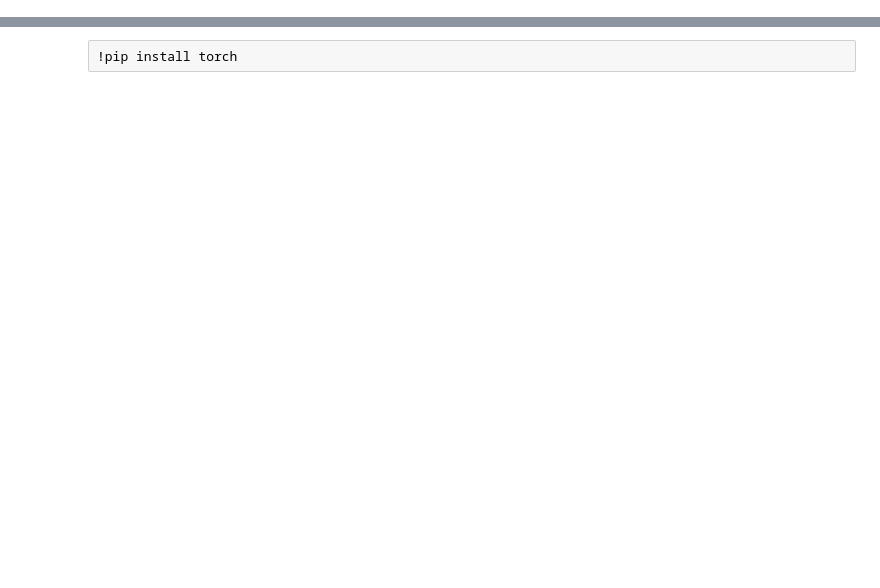
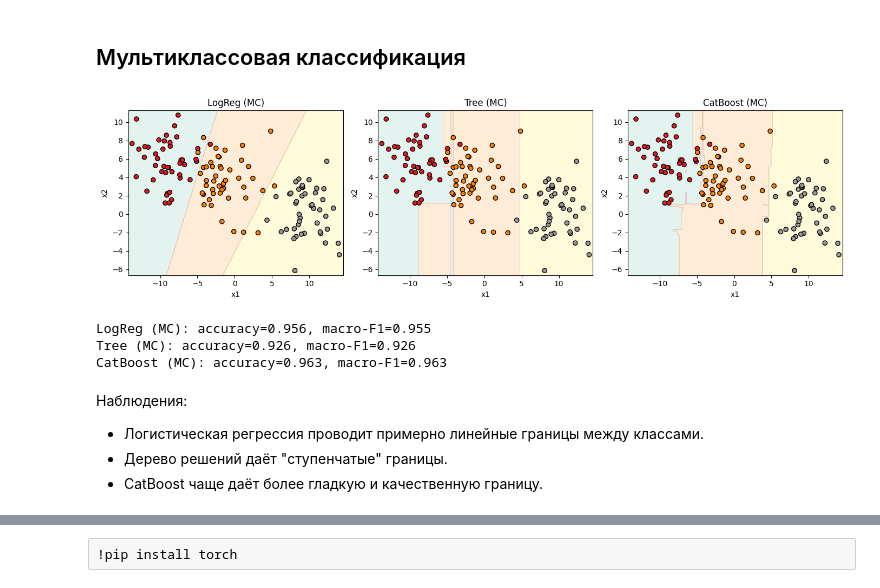
Before and after one commit to konygin/course_ml4kids, a Jupyter notebook: 04_classification_2.ipynb, the cells around one changed output, grey strips where cells are left out. Saved outputs shown, nothing was run; the diff lists cells and outputs as text; code cells hidden in the pictures; blank space fills up the shorter version.

```diff
--- a/04_classification_2.ipynb
+++ b/04_classification_2.ipynb
@@ -170,0 +242,20 @@ plt.show()
+# %%
+cat = CatBoostClassifier(
+    iterations=300,       # число деревьев
+    depth=6,              # глубина деревьев
+    learning_rate=0.1,    # скорость обучения
+    random_state=42,
+    verbose=False
+)
+cat.fit(X_train, y_train)
+y_pred_cat = cat.predict(X_test).astype(int).ravel()
+
+fig, ax = plt.subplots(1, 1, figsize=(5, 4))
+plot_decision_boundary(ax, cat, X_test, y_test, title="CatBoost (тест)")
+plt.show()
+
+print_binary_metrics(y_test, y_pred_cat, name="CatBoost")
+
+ConfusionMatrixDisplay.from_estimator(cat, X_test, y_test, cmap="Purples")
+plt.title("Confusion matrix - CatBoost")
+plt.show()
@@ -171 +266,53 @@ plt.show()
+# %% [markdown]
+## Мультиклассовая классификация
+# %%
+from sklearn.metrics import f1_score
+from sklearn.datasets import make_blobs
+
+
+X3, y3 = make_blobs(n_samples=450, centers=3, cluster_std=2.3, random_state=7)
+X3_train, X3_test, y3_train, y3_test = train_test_split(X3, y3, test_size=0.3, random_state=42, stratify=y3)
+
+# 1) Логистическая регрессия (мультикласс)
+logreg_mc = Pipeline([
+    ("scaler", StandardScaler()),
+    ("clf", LogisticRegression(solver='lbfgs', random_state=42)) # multi_class='multinomial'
+])
+logreg_mc.fit(X3_train, y3_train)
+
+# 2) Дерево решений
+tree_mc = DecisionTreeClassifier(max_depth=5, random_state=42)
+tree_mc.fit(X3_train, y3_train)
+
+# 3) CatBoost (мультикласс)
+cat_mc = CatBoostClassifier(
+    iterations=300, depth=6, learning_rate=0.1,
+    loss_function='MultiClass',
+    random_state=42, verbose=False
+)
+cat_mc.fit(X3_train, y3_train)
+
+models = [("LogReg (MC)", logreg_mc), ("Tree (MC)", tree_mc), ("CatBoost (MC)", cat_mc)]
+
+fig, axes = plt.subplots(1, 3, figsize=(14, 4))
+for ax, (name, model) in zip(axes, models):
+    plot_decision_boundary(ax, model, X3_test, y3_test, title=name)
+plt.tight_layout()
+plt.show()
+
+for name, model in models:
+    y_pred = model.predict(X3_test)
+    acc = accuracy_score(y3_test, y_pred)
+    f1m = f1_score(y3_test, y_pred, average='macro')
+    print(f"{name}: accuracy={acc:.3f}, macro-F1={f1m:.3f}")
+# %% [output]
+[figure, added]
+LogReg (MC): accuracy=0.956, macro-F1=0.955
+Tree (MC): accuracy=0.926, macro-F1=0.926
+CatBoost (MC): accuracy=0.963, macro-F1=0.963
+# %% [markdown]
+Наблюдения:
+- Логистическая регрессия проводит примерно линейные границы между классами.
+- Дерево решений даёт "ступенчатые" границы.
+- CatBoost чаще даёт более гладкую и качественную границу.
 # %% [markdown]
```
Also changed, not shown: parts of 46 cells of this notebook, 1 other file.
